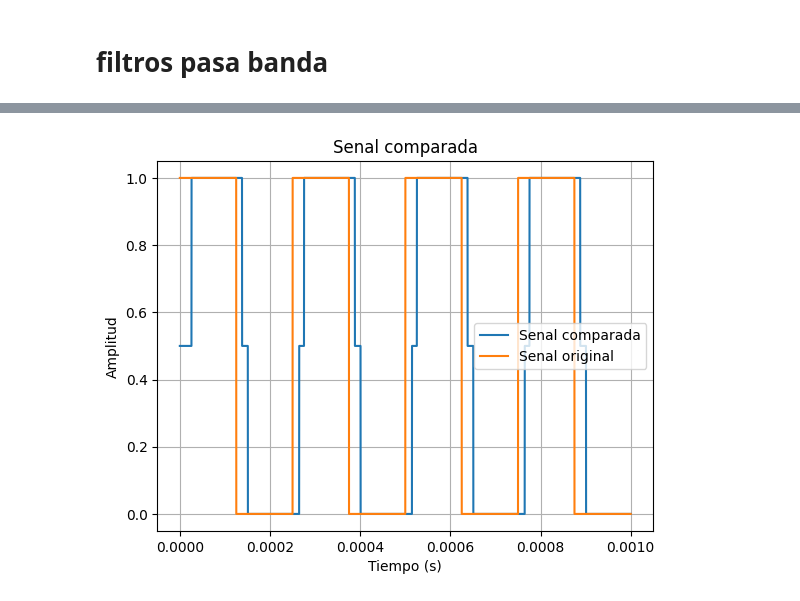
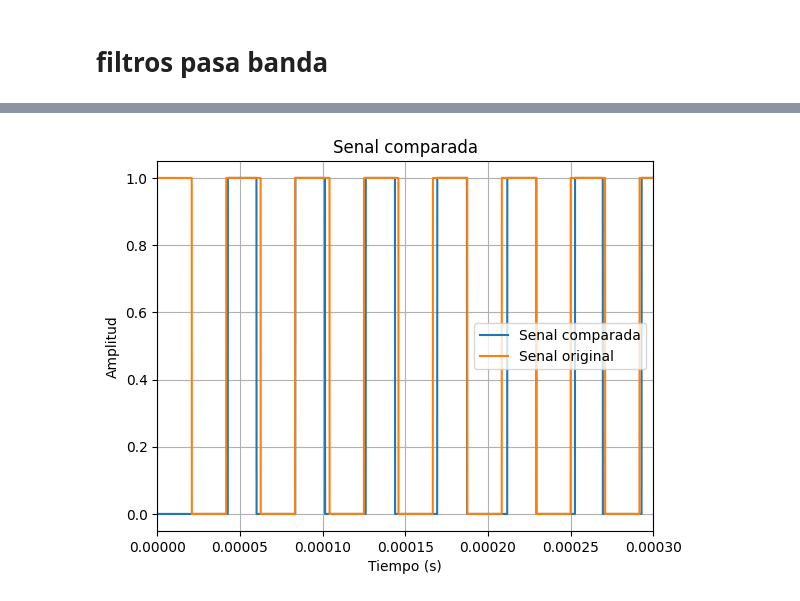
Before and after one commit to jbcgames/Laboratorio_1_Procesamiento, a Jupyter notebook: Proyecto_FM.ipynb, the cells around one changed output, grey strips where cells are left out. Saved outputs shown, nothing was run; the diff lists cells and outputs as text; code cells hidden in the pictures.

```diff
--- a/Proyecto_FM.ipynb
+++ b/Proyecto_FM.ipynb
@@ -32,7 +32,7 @@ def señal_cosenoidal(f, A=1):
     return t, x
 # Definir fs para coincidir con la informacion
 
-f2 = 4000     # frecuencia de la senal
+f2 = 24000     # frecuencia de la senal
 A2 = 0.5      # amplitud de la senal
 t2, x2 = señal_cuadrada(f2, A2, 0.01)
 
@@ -352,30 +352,31 @@ plt.show()
 # %%
 # umbralizacion y comparador
 flag = 0
 def comparador(x1, x2, umbral=0.5):
     x_comparada = numpy.zeros_like(x1)
     global flag
     for i in range(len(x1)):
         if x1[i] <= umbral and x2[i] > umbral:
             x_comparada[i] = 0
         elif x1[i] > umbral and x2[i] <= umbral:
             x_comparada[i] = 1
         elif (x1[i] > umbral and x2[i] > umbral) or (x1[i] <= umbral and x2[i] <= umbral):
             flag = 1
-            x_comparada[i] = 0.5
+            #x_comparada[i] = 0.5
     return x_comparada
 
-x_comparada = comparador(x_filtrada_pj1, x_filtrada_pj2, umbral=0.5)
+x_comparada = comparador(x_filtrada_pj2, x_filtrada_pj1, umbral=0.2)
 t_comparada = t
 
 plt.figure()
 plt.plot(t_comparada, x_comparada, label='Senal comparada')
 plt.plot(t, x_Codificacion, label='Senal original', alpha=1)
 plt.title('Senal comparada')
 plt.xlabel('Tiempo (s)')
 plt.ylabel('Amplitud')
 plt.grid()
+plt.xlim(0, 0.0003)
 plt.legend()
 plt.show()
 # %% [output]
-[figure, old version]
+[figure, new version]
```
Also changed, not shown: parts of 6 cells of this notebook, 3 other files.
